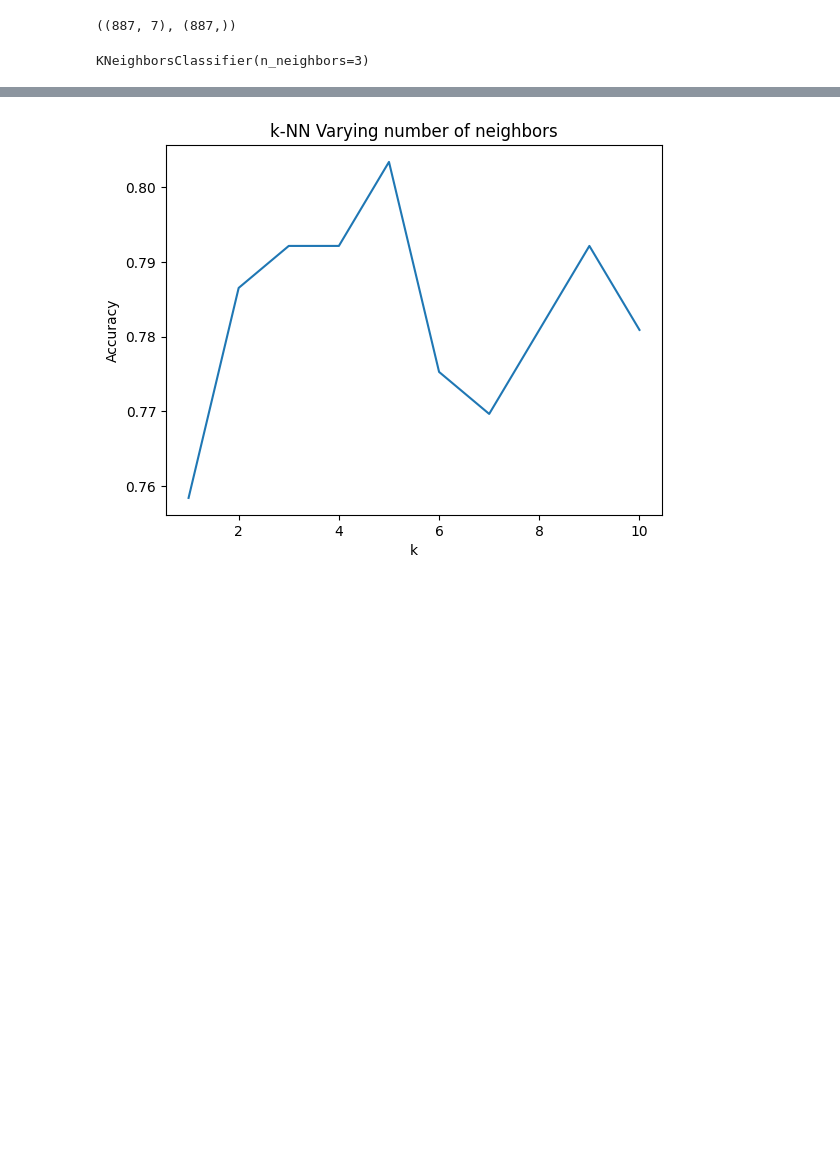
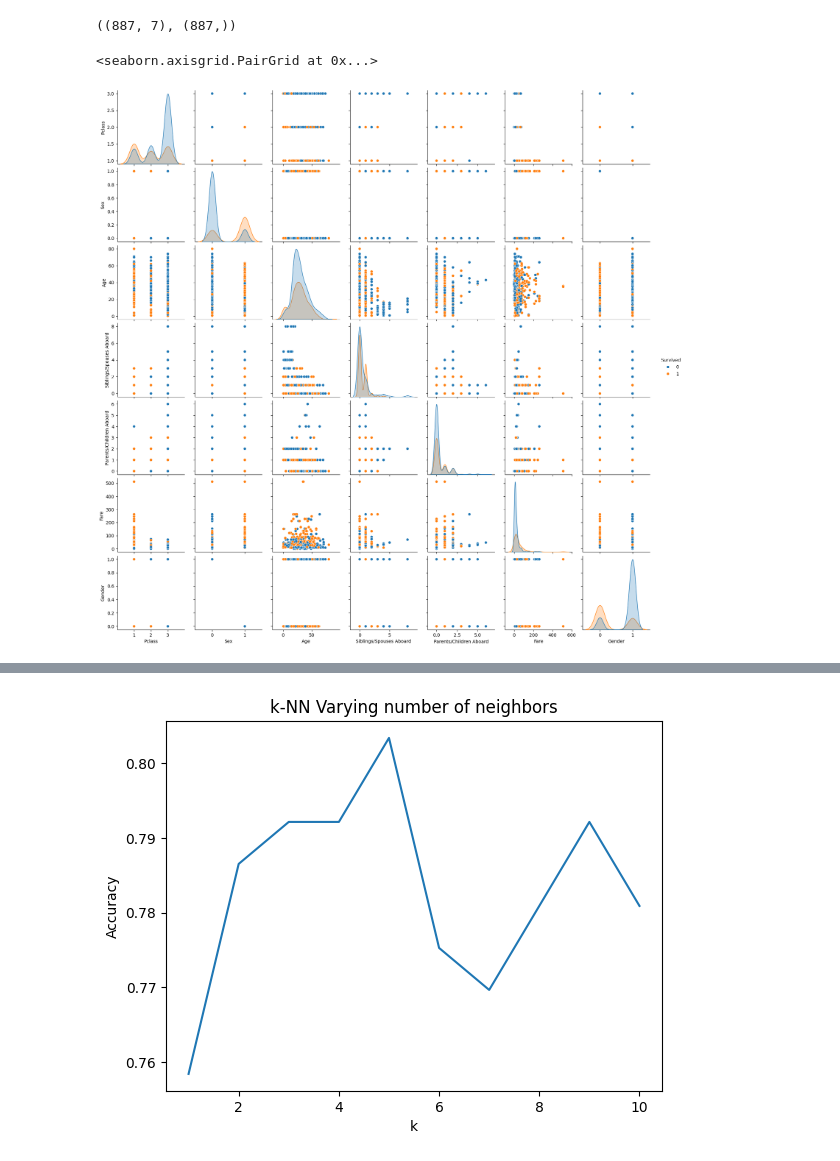
Before and after one commit to AnKlvy/ml, a Jupyter notebook: kNNhw.ipynb, the cells around one changed output, grey strips where cells are left out. Saved outputs shown, nothing was run; the diff lists cells and outputs as text; code cells hidden in the pictures; blank space fills up the shorter version.

```diff
--- a/kNNhw.ipynb
+++ b/kNNhw.ipynb
@@ -67,6 +69,11 @@ X, y =titanic.drop(['Survived', 'Name'], axis=1), titanic['Survived']
 X.shape,y.shape
 # %% [output]
 ((887, 7), (887,))
+# %%
+seaborn.pairplot(titanic, hue="Survived")
+# %% [output]
+<seaborn.axisgrid.PairGrid at 0x...>
+[figure, added]
 # %%
 X_train, X_test, y_train, y_test = train_test_split(X, y, test_size=0.2, random_state=42)
 # %%
@@ -80,4 +83,0 @@ knn2 = KNeighborsClassifier(n_neighbors=5, metric='manhattan')
-# %%
-knn.fit(X_train, y_train)
-# %% [output]
-KNeighborsClassifier(n_neighbors=3)
```
Also changed, not shown: parts of 12 cells of this notebook, 2 other files.
